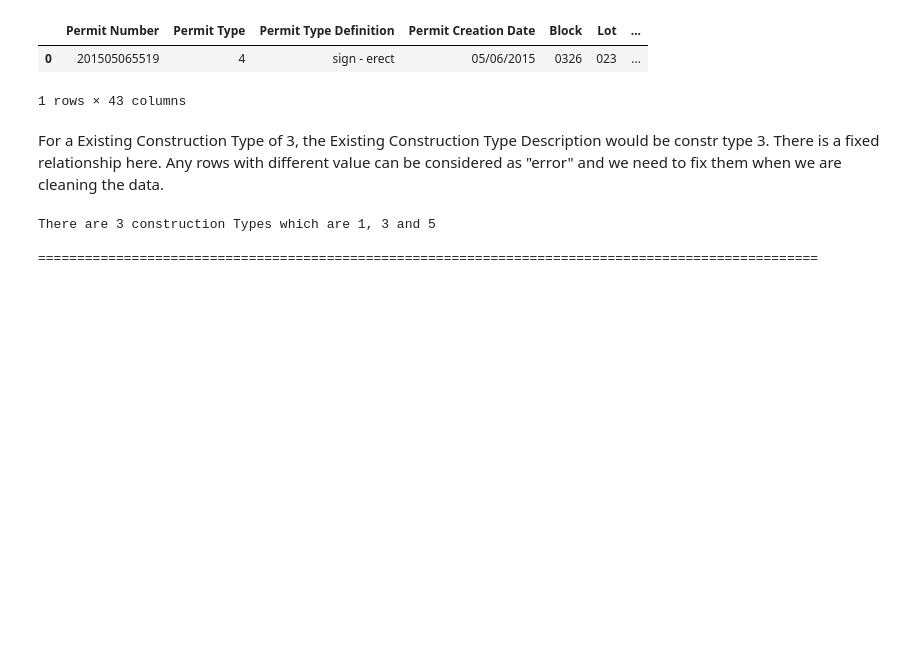
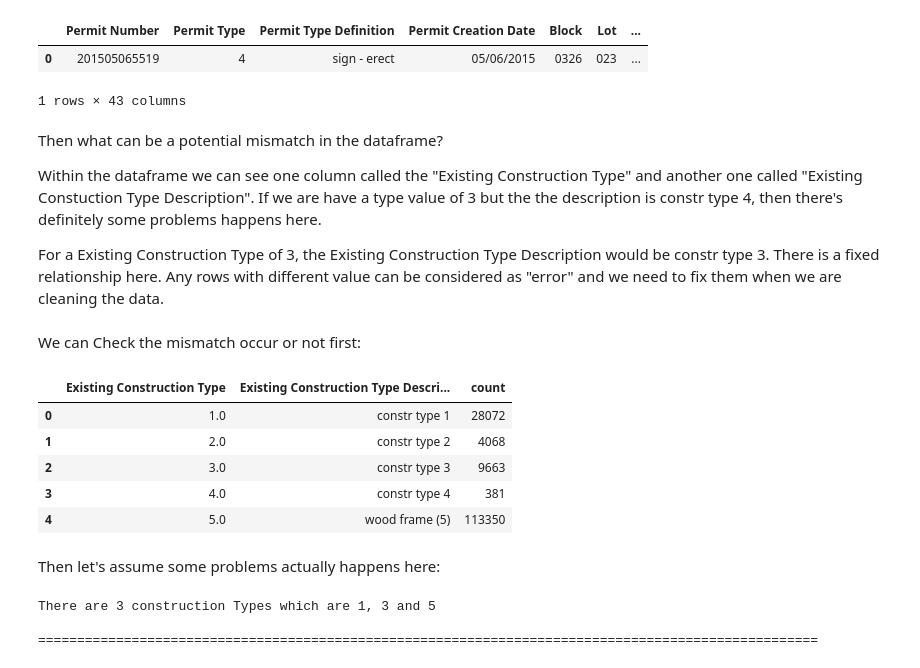
Before and after one commit to Analytics-at-Sauder/NB0007_Data_Cleaning, a Jupyter notebook: Data Cleaning.ipynb, the cells around one changed output. Drawn from its saved outputs; the diff is of its cells as text; code cells hidden in the pictures; blank space fills up the shorter version.

```diff
--- a/Data Cleaning.ipynb
+++ b/Data Cleaning.ipynb
@@ -140,5 +204,25 @@ test_row.head(1)
 | 0 | 201505065519 | 4 | sign - erect | 05/06/2015 | 0326 | 023 | ... |
 1 rows × 43 columns
 # %% [markdown]
+Then what can be a potential mismatch in the dataframe?
+
+Within the dataframe we can see one column called the "Existing Construction Type" and another one called "Existing Constuction Type Description". If we are have a type value of 3 but the the description is constr type 4, then there's definitely some problems happens here.
+
 For a Existing Construction Type of 3, the Existing Construction Type Description would be constr type 3. There is a fixed relationship here. Any rows with different value can be considered as "error" and we need to fix them when we are cleaning the data.
+# %% [markdown]
+We can Check the mismatch occur or not first:
+# %%
+(mydata.groupby(['Existing Construction Type', 'Existing Construction Type Description'])
+    .size()
+    .reset_index()
+    .rename(columns={0:'count'}))
+# %% [output]
+|  | Existing Construction Type | Existing Construction Type Descri... | count |
+| 0 | 1.0 | constr type 1 | 28072 |
+| 1 | 2.0 | constr type 2 | 4068 |
+| 2 | 3.0 | constr type 3 | 9663 |
+| 3 | 4.0 | constr type 4 | 381 |
+| 4 | 5.0 | wood frame (5) | 113350 |
+# %% [markdown]
+Then let's assume some problems actually happens here:
 # %%
```
Also changed, not shown: parts of 40 cells of this notebook, 4 other files.
